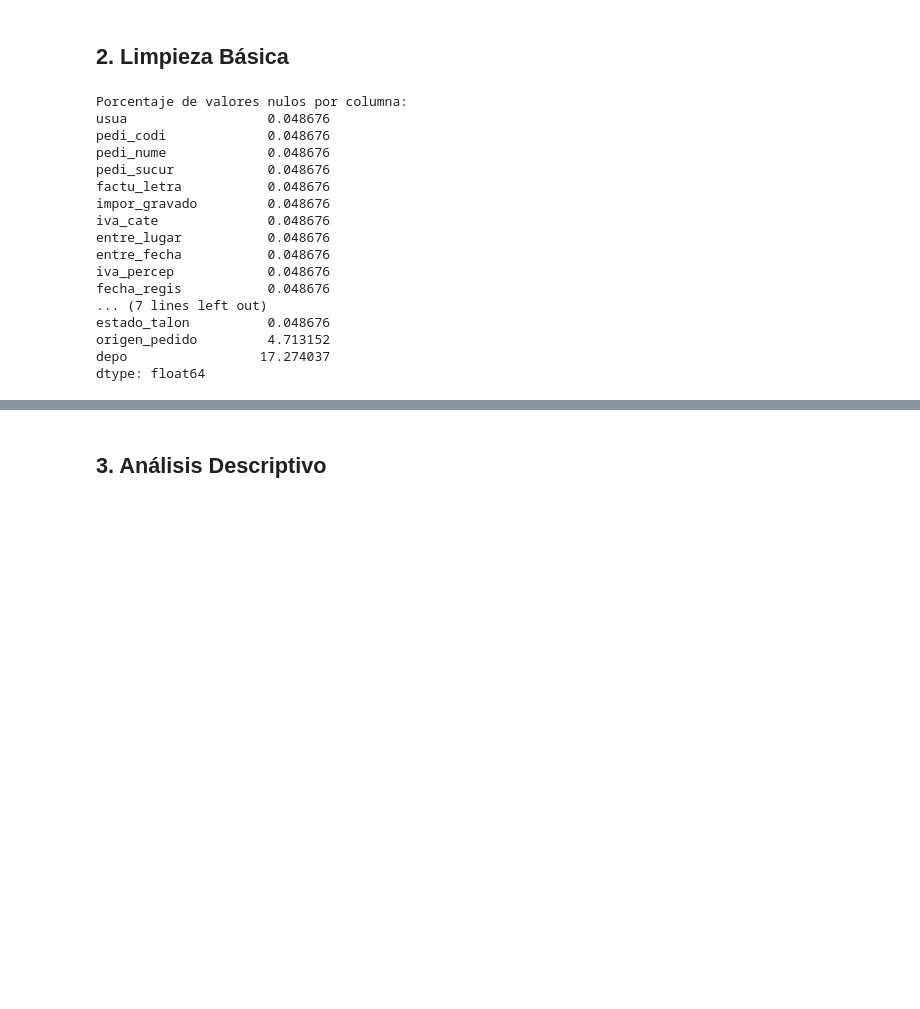
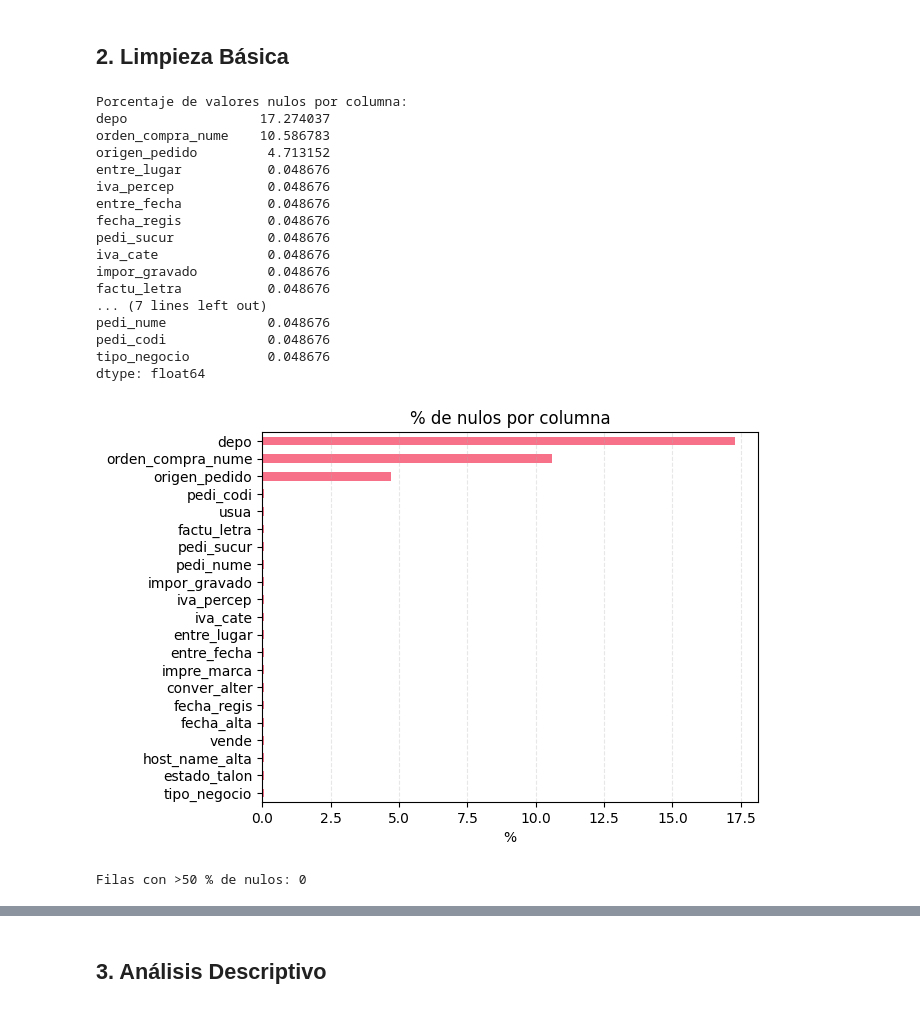
Before and after one commit to SantiagoCastellanos14/m11-practico1-eda, a Jupyter notebook: notebooks/practico_1_eda.ipynb, the cells around one changed output, grey strips where cells are left out. Saved outputs shown, nothing was run; the diff lists cells and outputs as text; code cells hidden in the pictures; blank space fills up the shorter version.

```diff
--- a/notebooks/practico_1_eda.ipynb
+++ b/notebooks/practico_1_eda.ipynb
@@ -204,22 +205,49 @@ nulos_porcentaje = (df.isnull().sum() / len(df)) * 100
 
 # Mostrar % solo de columnas con valores nulos
 print("Porcentaje de valores nulos por columna:")
+
+#ordenamos de mayor a menor
+nulos_porcentaje = nulos_porcentaje.sort_values(ascending=False)
 print(nulos_porcentaje[nulos_porcentaje > 0])
 # %% [output]
 Porcentaje de valores nulos por columna:
-usua                  0.048676
+depo                 17.274037
+orden_compra_nume    10.586783
+origen_pedido         4.713152
+entre_lugar           0.048676
+iva_percep            0.048676
+entre_fecha           0.048676
+fecha_regis           0.048676
+pedi_sucur            0.048676
+iva_cate              0.048676
+impor_gravado         0.048676
+factu_letra           0.048676
+... (7 lines left out)
+pedi_nume             0.048676
 pedi_codi             0.048676
-pedi_nume             0.048676
-pedi_sucur            0.048676
-factu_letra           0.048676
-impor_gravado         0.048676
-iva_cate              0.048676
-entre_lugar           0.048676
-entre_fecha           0.048676
-iva_percep            0.048676
-fecha_regis           0.048676
-... (7 lines left out)
-estado_talon          0.048676
-origen_pedido         4.713152
-depo                 17.274037
+tipo_negocio          0.048676
 dtype: float64
+# %%
+# Visualización del porcentaje de nulos por columna
+null_df = (
+    df.isna().sum()
+      .to_frame("nulos")
+      .assign(porc=lambda x: 100 * x["nulos"] / len(df))
+      .query("nulos > 0")
+      .sort_values("porc", ascending=False)
+)
+
+null_df["porc"].plot.barh()
+plt.gca().invert_yaxis()
+plt.title("% de nulos por columna")
+plt.xlabel("%")
+plt.grid(axis="x", alpha=0.3, linestyle="--")
+plt.show()
+# %% [output]
+[figure, added]
+# %%
+# Porcentaje de nulos por fila
+row_nulls = df.isna().mean(axis=1)
+print("Filas con >50 % de nulos:", (row_nulls > 0.5).sum())
+# %% [output]
+Filas con >50 % de nulos: 0
```
Also changed, not shown: parts of 14 cells of this notebook, 1 other file.
